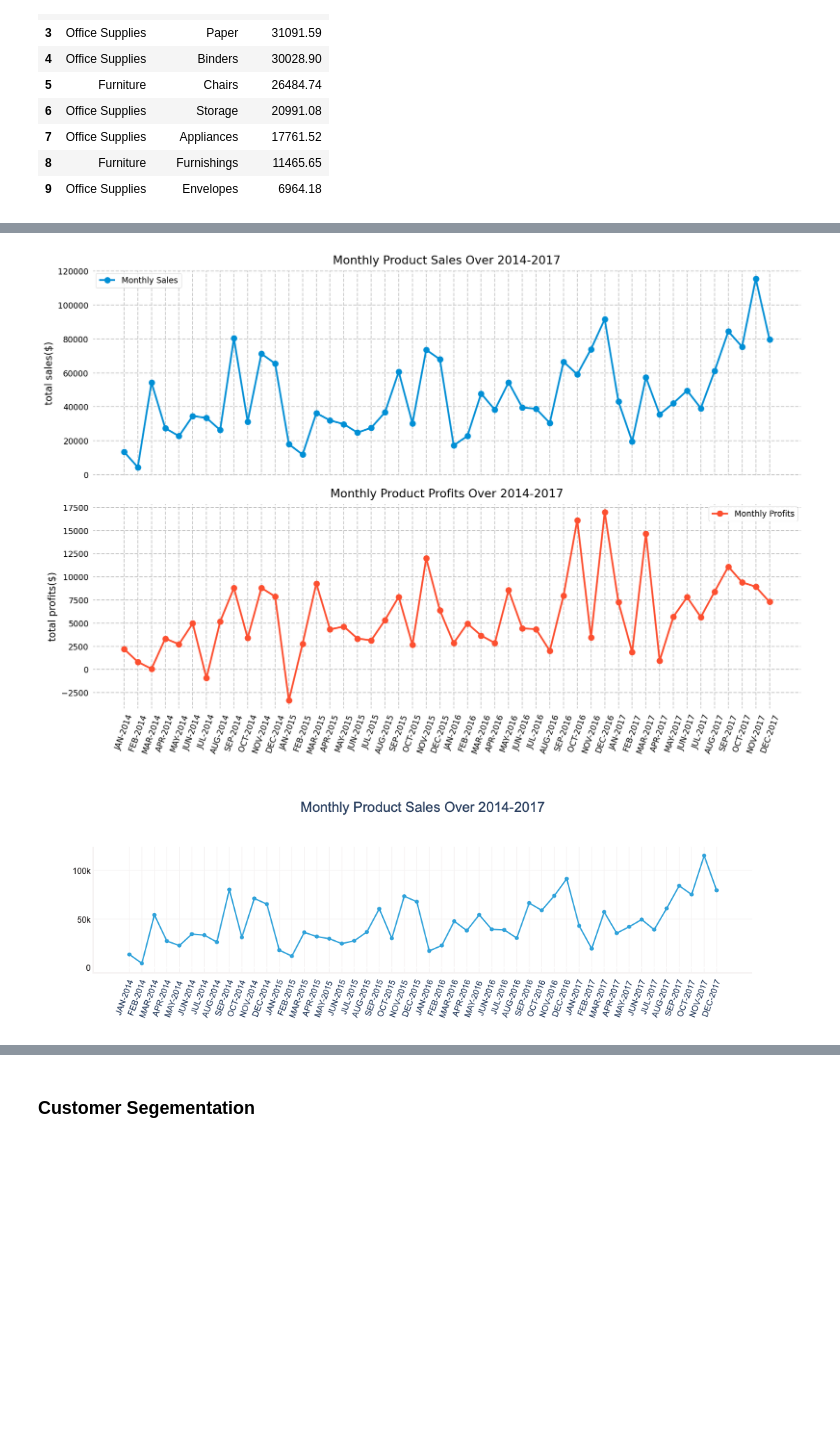
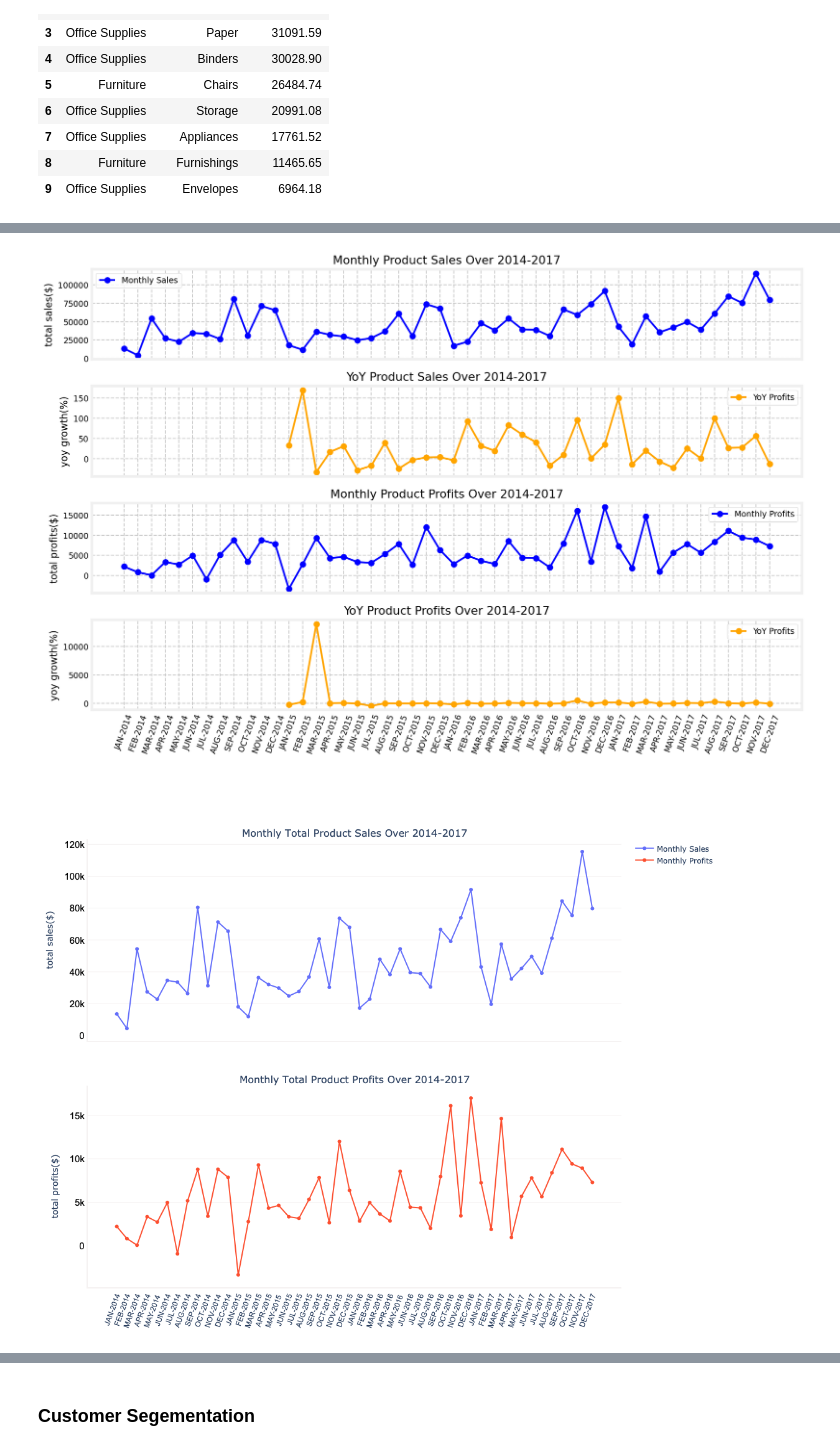
Before and after one commit to gdayjilljiw/sql-based-project, a Jupyter notebook: sql-data.ipynb, the cells around one changed output, grey strips where cells are left out. Saved outputs shown, nothing was run; the diff lists cells and outputs as text; code cells hidden in the pictures; blank space fills up the shorter version.

```diff
--- a/sql-data.ipynb
+++ b/sql-data.ipynb
@@ -21,7 +24,7 @@ from plotly.subplots import make_subplots
 # %%
 plt.style.use('fivethirtyeight')
 pd.set_option('display.max_columns', None)
-pd.set_option('display.max_rows', 100)
+pd.set_option('display.max_rows', 200)
 rcParams['font.size'] = 9
 rcParams['lines.linewidth'] = 2
 rcParams['figure.dpi'] = 150
@@ -29,7 +32,7 @@ rcParams['figure.figsize'] = (12,8)
 rcParams['figure.facecolor'] = 'white'
 rcParams['figure.edgecolor'] = 'white'
 rcParams['axes.facecolor'] = 'white'
-rcParams['axes.edgecolor'] = 'white'
+# rcParams['axes.edgecolor'] = 'white'
 rcParams['axes.grid'] = 'False'
 # %%
 customers = pd.read_csv('./superstore/superstore_customers.csv')
@@ -474,34 +634,54 @@ monthly_df
 # %%
-axes = monthly_df.plot(marker='o', subplots=True, sharex=True)
+axes = monthly_yoy_df.plot(marker='o', subplots=True, sharex=True, color=['blue', 'orange','blue','orange'])
 axes[0].set_ylabel('total sales($)')
 axes[0].legend(labels = ['Monthly Sales'])
 axes[0].set_title('Monthly Product Sales Over 2014-2017')
 axes[0].grid(linestyle='--')
-axes[1].set_ylabel('total profits($)')
-axes[1].legend(labels = ['Monthly Profits'])
-axes[1].set_title('Monthly Product Profits Over 2014-2017')
+axes[1].set_ylabel('yoy growth(%)')
+axes[1].legend(labels = ['YoY Profits'])
+axes[1].set_title('YoY Product Sales Over 2014-2017')
 axes[1].grid(linestyle='--')
-plt.xticks(ticks=range(len(monthly_df['month_year'])), labels=monthly_df['month_year'].tolist(), rotation=70)
+axes[2].set_ylabel('total profits($)')
+axes[2].legend(labels = ['Monthly Profits'])
+axes[2].set_title('Monthly Product Profits Over 2014-2017')
+axes[2].grid(linestyle='--')
+axes[3].set_ylabel('yoy growth(%)')
+axes[3].legend(labels = ['YoY Profits'])
+axes[3].set_title('YoY Product Profits Over 2014-2017')
+axes[3].grid(linestyle='--')
+plt.xticks(ticks=range(len(monthly_yoy_df['month_year'])), labels=monthly_yoy_df['month_year'].tolist(), rotation=70)
 plt.tight_layout()
+plt.savefig('./superstore/monthly-yoy.png', facecolor='white')
 plt.show()
 # %% [output]
-[figure, old version]
+[figure, new version]
 # %%
-fig = go.Figure()
+fig = make_subplots(2,1, shared_xaxes=True, vertical_spacing=0.1,
+                    subplot_titles=('Monthly Total Product Sales Over 2014-2017', 'Monthly Total Product Profits Over 2014-2017'))
+# fig = go.Figure()
 fig.add_trace(go.Scatter(
-    x = monthly_df['month_year'],
-    y = monthly_df['total_sales'],
+    x = monthly_yoy_df['month_year'],
+    y = monthly_yoy_df['total_sales'],
     mode = 'lines + markers',
-    name = 'Montly Sales',
-    marker_color = '#30a2da',
-))
-# px.line(monthly_df, x='month_year', y='total_sales')
-fig.update_layout(plot_bgcolor = 'white', title = 'Monthly Product Sales Over 2014-2017',
-                  title_font_family = 'Arial', title_font_size = 20, title_x = 0.5)
-fig.update_xaxes(showline = True, linecolor = '#f5f2f2', showgrid = True, gridwidth = 1, gridcolor = '#f5f2f2',linewidth = 2, tickfont_family = 'Arial', tickfont_size = 12, tickangle =290)
+    name = 'Monthly Sales',
+
+   ),
+    row=1, col=1)
+fig.add_trace(go.Scatter(
+    x = monthly_yoy_df['month_year'],
+    y = monthly_yoy_df['total_profits'],
+    mode = 'lines + markers',
+    name = 'Monthly Profits',
+    marker_color = '#fc4f30',
+),   row=2, col=1,)
+# px.line(monthly_df, x='month_year', y='total_sales', title = 'Monthly Product Sales Over 2014-2017')
+fig.update_layout(height=6*150, plot_bgcolor = 'white', title_font_family = 'Arial', title_font_size = 20, title_x = 0.5)
+fig.update_xaxes(showline = True, linecolor = '#f5f2f2',linewidth = 2, tickfont_family = 'Arial', tickfont_size = 12, tickangle =290)
 fig.update_yaxes(showline = True, linecolor = '#f5f2f2', showgrid = True, gridwidth = 1, gridcolor = '#f5f2f2',
-                 linewidth = 2, tickfont_family = 'Arial', tickfont_color = '#221f1f', tickfont_size = 12)
+                 linewidth = 2, tickfont_family = 'Arial', tickfont_color = 'black', tickfont_size = 15)
+fig.update_yaxes(row=1, title_text='total sales($)')
+fig.update_yaxes(row=2, title_text='total profits($)')
 fig.show()
 # %% [output]
-[figure, old version]
+[figure, new version]
 # %%
```
Also changed, not shown: parts of 46 cells of this notebook, 19 other files.
